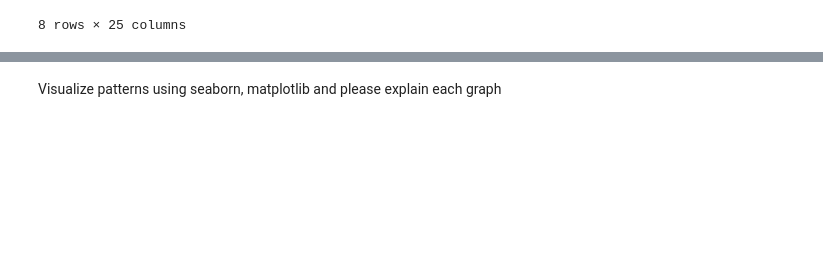
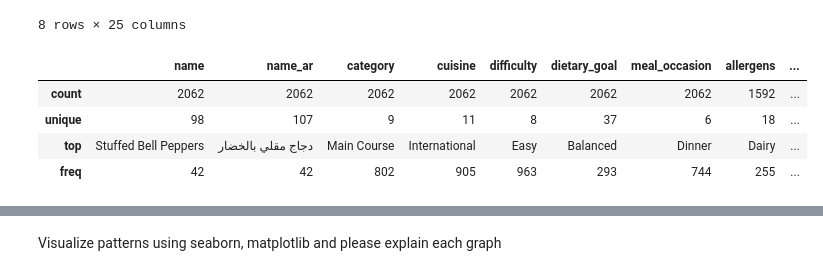
Before and after one commit to BeboNasif/DEPI-Project, a Jupyter notebook: DEPI_Phase_1.ipynb, the cells around one changed output, grey strips where cells are left out. Cells and saved outputs as stored; diff of their text form; code cells hidden in the pictures; blank space fills up the shorter version.

```diff
--- a/DEPI_Phase_1.ipynb
+++ b/DEPI_Phase_1.ipynb
@@ -66,3 +73,11 @@ data.describe()
 | 75% | 101558.750000 | 13.000000 | 21.000000 | 34.000000 | 9.000000 | 9.000000 | 4.000000 | 393.750000 | ... |
 | max | 102062.000000 | 30.000000 | 240.000000 | 1440.000000 | 14.000000 | 100.000000 | 12.000000 | 2500.000000 | ... |
 8 rows × 25 columns
+# %%
+data.describe(include='object')
+# %% [output]
+|  | name | name_ar | category | cuisine | difficulty | dietary_goal | meal_occasion | allergens | ... |
+| count | 2062 | 2062 | 2062 | 2062 | 2062 | 2062 | 2062 | 1592 | ... |
+| unique | 98 | 107 | 9 | 11 | 8 | 37 | 6 | 18 | ... |
+| top | Stuffed Bell Peppers | دجاج مقلي بالخضار | Main Course | International | Easy | Balanced | Dinner | Dairy | ... |
+| freq | 42 | 42 | 802 | 905 | 963 | 293 | 744 | 255 | ... |
```
Also changed, not shown: parts of 21 cells of this notebook.
